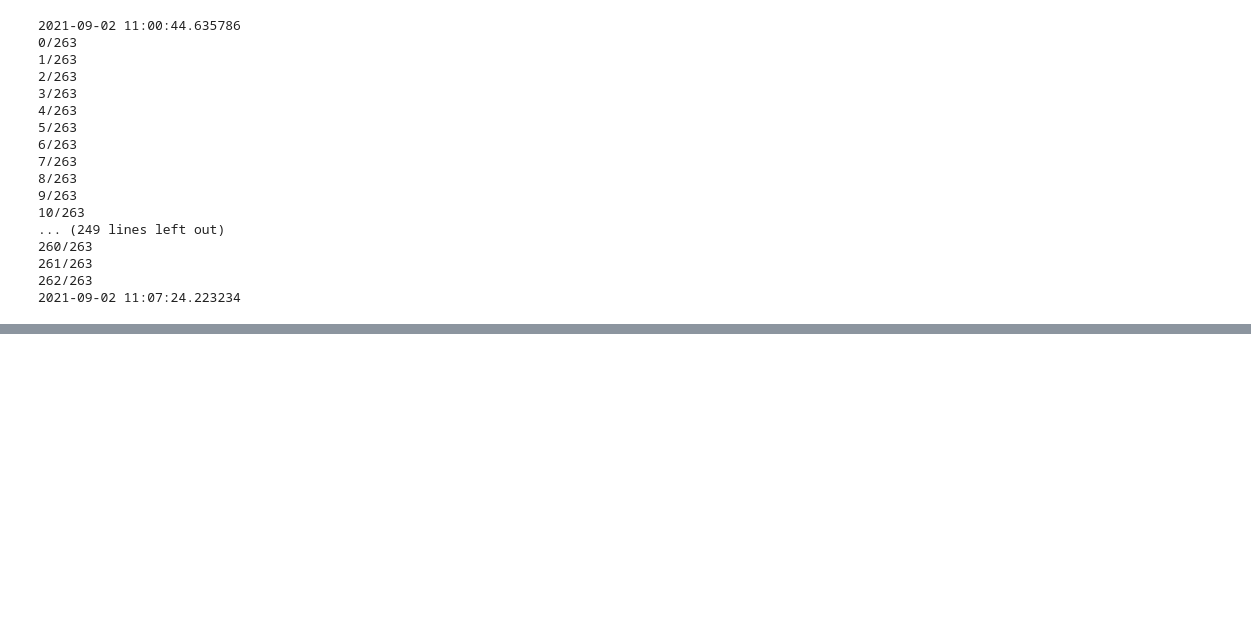
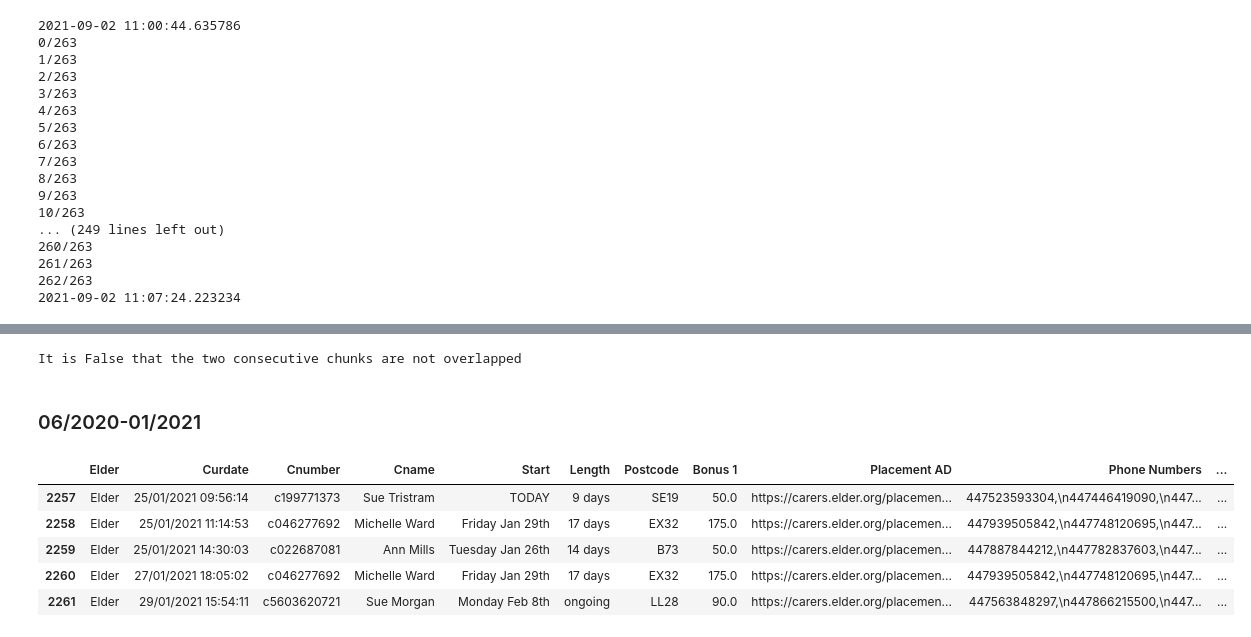
Before and after one commit to bonaventura-elder/carer_targeting, a Jupyter notebook: src/exploratory.ipynb, the cells around one changed output, grey strips where cells are left out. Saved outputs shown, nothing was run; the diff lists cells and outputs as text; code cells hidden in the pictures; blank space fills up the shorter version.

```diff
--- a/src/exploratory.ipynb
+++ b/src/exploratory.ipynb
@@ -216,0 +321,17 @@ carer_df_2001_2002.to_csv('../data/bulk_messages/carer_df_2001_2002.csv', index
+# %%
+print(f'It is {carer_df_2002_2006.sent_at.min() < carer_df_2001_2002.sent_at.max()} that the two consecutive chunks are not overlapped')
+# %% [output]
+It is False that the two consecutive chunks are not overlapped
+# %% [markdown]
+### 06/2020-01/2021
+# %%
+data = pd.read_csv('../data/bulk_messages/source_files/Text_sender_2020_06_2021_01.csv', nrows=2262, usecols=[x for x in range(0,13)])
+data.rename(columns={'23/01/2020 13:56:09':'Curdate'}, inplace = True)
+data.tail()
+# %% [output]
+|  | Elder | Curdate | Cnumber | Cname | Start | Length | Postcode | Bonus 1 | Placement AD | Phone Numbers | ... |
+| 2257 | Elder | 25/01/2021 09:56:14 | c199771373 | Sue Tristram | TODAY | 9 days | SE19 | 50.0 | https://carers.elder.org/placemen... | 447523593304,\n447446419090,\n447... | ... |
+| 2258 | Elder | 25/01/2021 11:14:53 | c046277692 | Michelle Ward | Friday Jan 29th | 17 days | EX32 | 175.0 | https://carers.elder.org/placemen... | 447939505842,\n447748120695,\n447... | ... |
+| 2259 | Elder | 25/01/2021 14:30:03 | c022687081 | Ann Mills | Tuesday Jan 26th | 14 days | B73 | 50.0 | https://carers.elder.org/placemen... | 447887844212,\n447782837603,\n447... | ... |
+| 2260 | Elder | 27/01/2021 18:05:02 | c046277692 | Michelle Ward | Friday Jan 29th | 17 days | EX32 | 175.0 | https://carers.elder.org/placemen... | 447939505842,\n447748120695,\n447... | ... |
+| 2261 | Elder | 29/01/2021 15:54:11 | c5603620721 | Sue Morgan | Monday Feb 8th | ongoing | LL28 | 90.0 | https://carers.elder.org/placemen... | 447563848297,\n447866215500,\n447... | ... |
```
Also changed, not shown: parts of 43 cells of this notebook, 23 other files.
